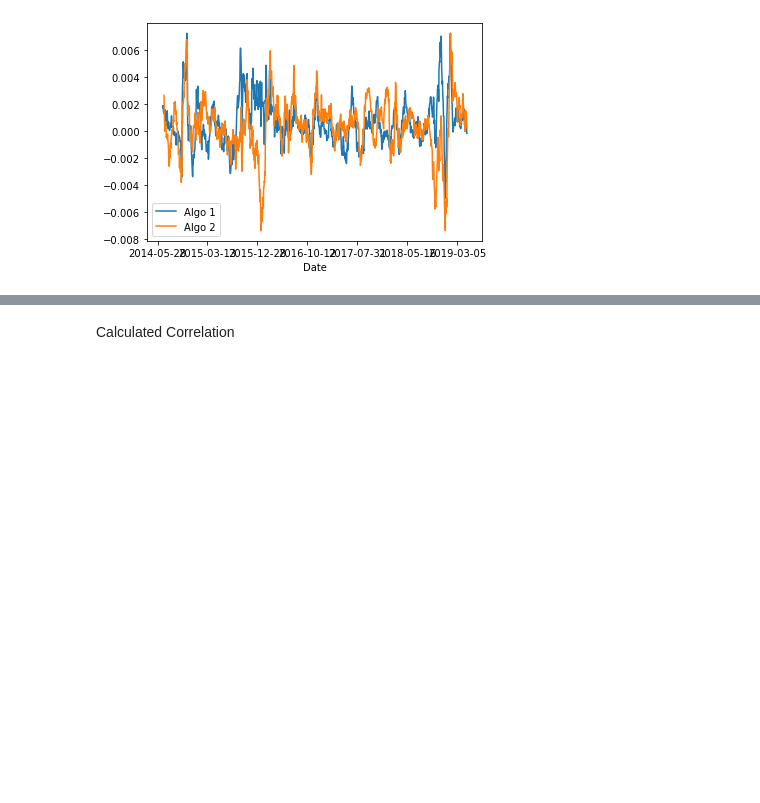
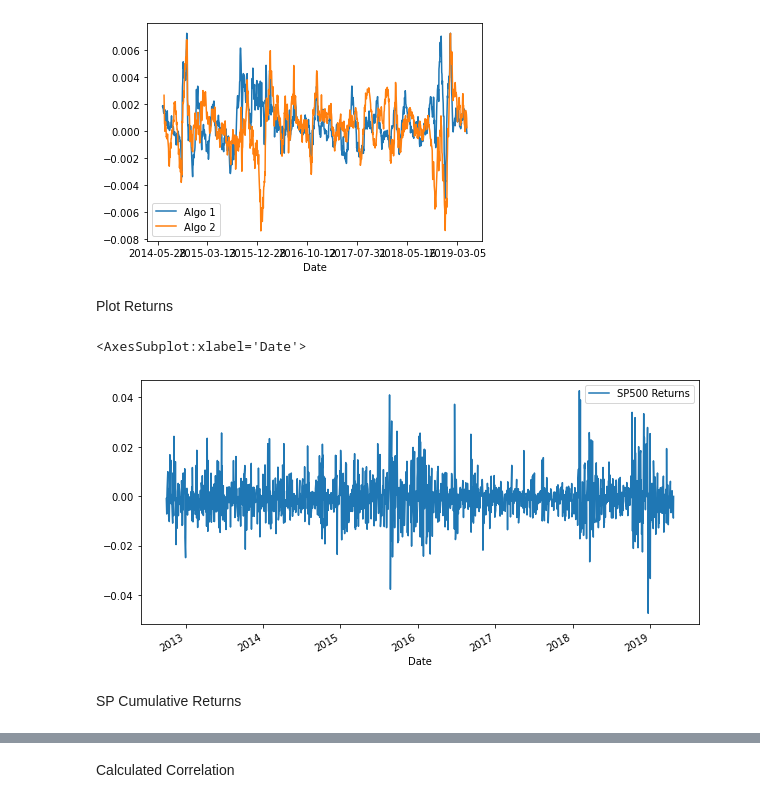
Before and after one commit to Alexandrah613/Unit-4-Pandas-Homework, a Jupyter notebook: HW_4.ipynb, the cells around one changed output, grey strips where cells are left out. Cells and saved outputs as stored; diff of their text form; code cells hidden in the pictures; blank space fills up the shorter version.

```diff
--- a/HW_4.ipynb
+++ b/HW_4.ipynb
@@ -842,3 +853,12 @@ algo_returns_data.rolling(window=21).mean().plot()
 # %% [output]
 <AxesSubplot:xlabel='Date'>
 [figure]
+# %% [markdown]
+Plot Returns
+# %%
+SP_daily_returns.plot(figsize=(10,5))
+# %% [output]
+<AxesSubplot:xlabel='Date'>
+[figure, added]
+# %% [markdown]
+SP Cumulative Returns
```
Also changed, not shown: parts of 87 cells of this notebook.
